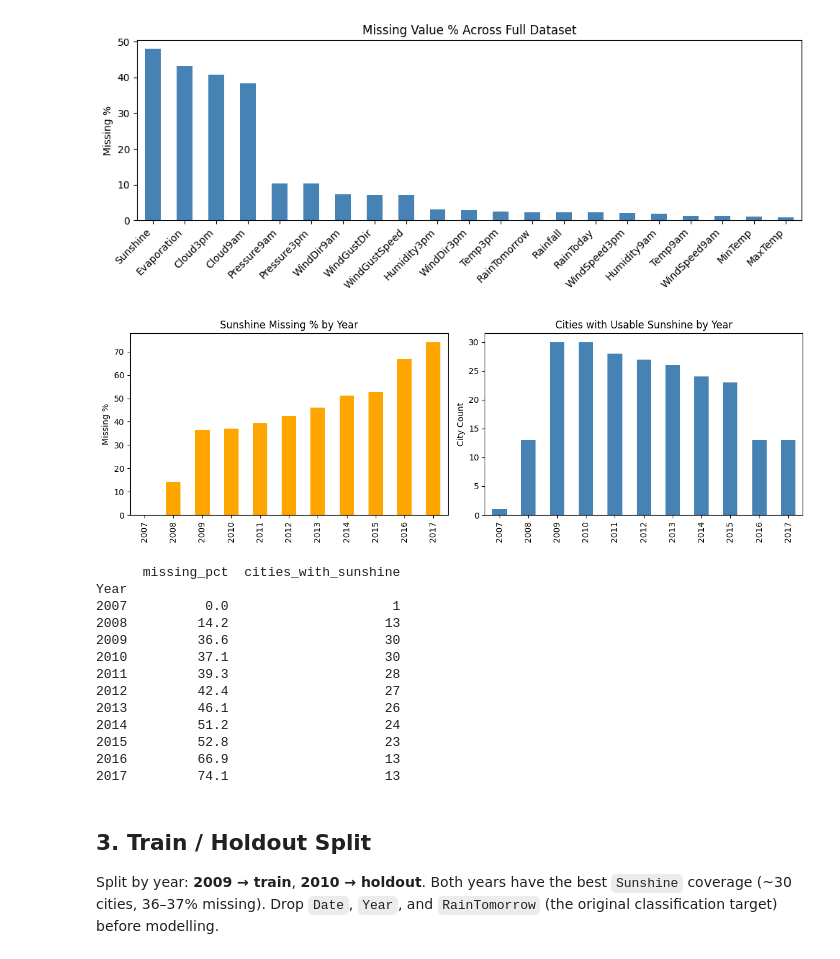
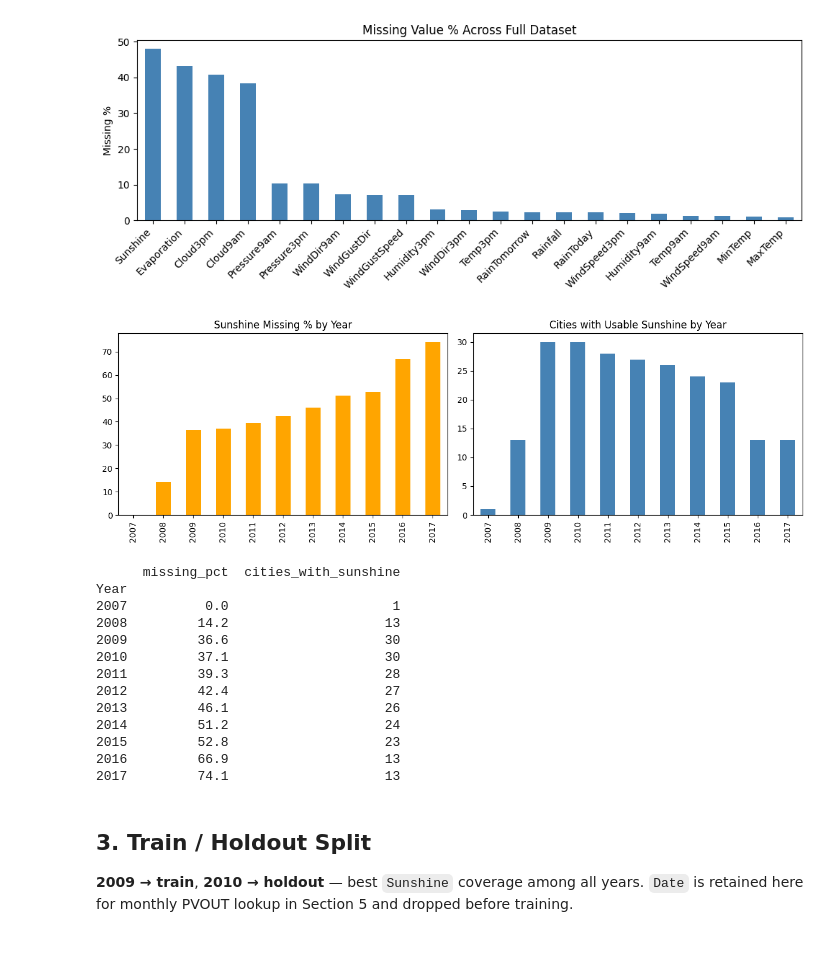
Before and after one commit to BrenJay23/ai_labs_assessment, a Jupyter notebook: notebooks/01_solar_exploration.ipynb, the cells around one changed output. Drawn from its saved outputs; the diff is of its cells as text; code cells hidden in the pictures.

```diff
--- a/notebooks/01_solar_exploration.ipynb
+++ b/notebooks/01_solar_exploration.ipynb
@@ -65,38 +67,37 @@ plt.show()
 # %% [output]
 [figure]
 # %%
-sunshine_by_year = (
+sunshine_missing = (
     df_all.groupby("Year")["Sunshine"].apply(lambda x: x.isnull().mean() * 100).round(1)
 )
-
 cities_with_sunshine = df_all.groupby("Year").apply(
-    lambda x: (
-        x.groupby("Location")["Sunshine"].apply(lambda s: s.isnull().mean() < 0.5)
-    ).sum()
+    lambda x: x.groupby("Location")["Sunshine"]
+    .apply(lambda s: s.isnull().mean() < 0.5)
+    .sum()
 )
 
 fig, axes = plt.subplots(1, 2, figsize=(12, 4))
-
-sunshine_by_year.plot(kind="bar", ax=axes[0], color="orange")
-axes[0].set_title("Sunshine Missing % by Year")
-axes[0].set_ylabel("Missing %")
-axes[0].set_xlabel("")
-
-cities_with_sunshine.plot(kind="bar", ax=axes[1], color="steelblue")
-axes[1].set_title("Cities with Usable Sunshine by Year")
-axes[1].set_ylabel("City Count")
-axes[1].set_xlabel("")
-
+sunshine_missing.plot(
+    kind="bar", ax=axes[0], color="orange", title="Sunshine Missing % by Year"
+)
+cities_with_sunshine.plot(
+    kind="bar",
+    ax=axes[1],
+    color="steelblue",
+    title="Cities with Usable Sunshine by Year",
+)
+for ax in axes:
+    ax.set_xlabel("")
 plt.tight_layout()
 plt.show()
 
 print(
     pd.DataFrame(
-        {"missing_pct": sunshine_by_year, "cities_with_sunshine": cities_with_sunshine}
+        {"missing_pct": sunshine_missing, "cities_with_sunshine": cities_with_sunshine}
     )
 )
 # %% [output]
-[figure, old version]
+[figure, new version]
       missing_pct  cities_with_sunshine
 Year
 2007          0.0                     1
@@ -113,7 +114,7 @@ Year
 # %% [markdown]
 ## 3. Train / Holdout Split
 
-Split by year: **2009 → train**, **2010 → holdout**. Both years have the best `Sunshine` coverage (~30 cities, 36–37% missing). Drop `Date`, `Year`, and `RainTomorrow` (the original classification target) before modelling.
+**2009 → train**, **2010 → holdout** — best `Sunshine` coverage among all years. `Date` is retained here for monthly PVOUT lookup in Section 5 and dropped before training.
 # %%
 TRAIN_YEAR = 2009
 HOLDOUT_YEAR = 2010
```
Also changed, not shown: parts of 28 cells of this notebook, 2 other files.
